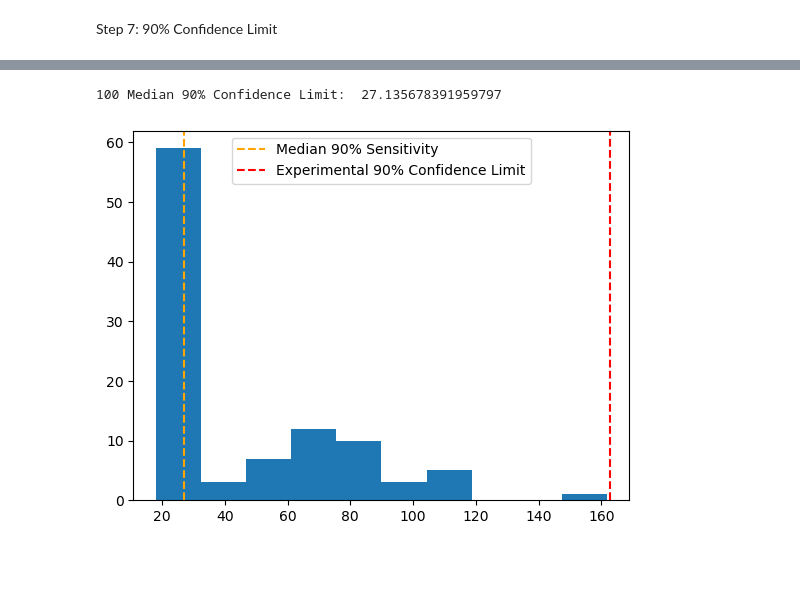
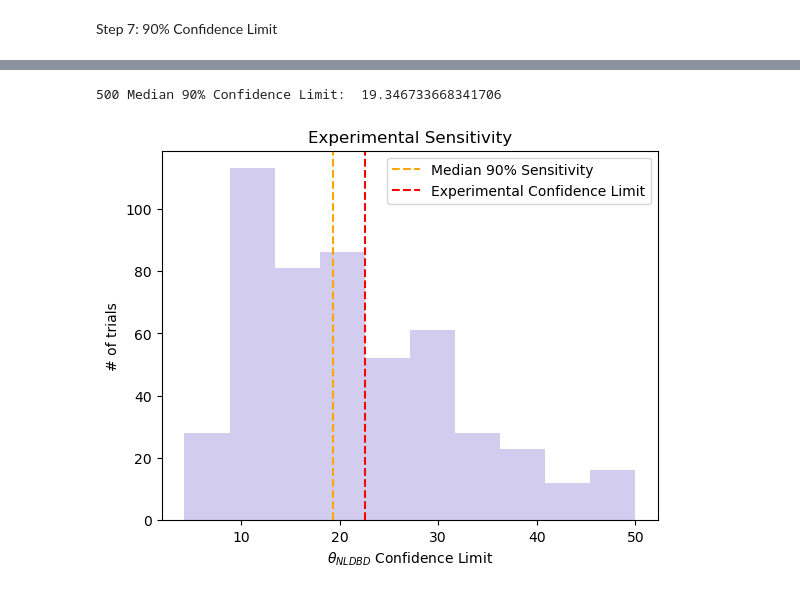
Before and after one commit to Brainz22/DSC291, a Jupyter notebook: finalProject_nb.ipynb, the cells around one changed output, grey strips where cells are left out. Saved outputs shown, nothing was run; the diff lists cells and outputs as text; code cells hidden in the pictures; blank space fills up the shorter version.

```diff
--- a/finalProject_nb.ipynb
+++ b/finalProject_nb.ipynb
@@ -489,7 +501,7 @@ print(m)
 # %% [markdown]
 Step 7: 90% Confidence Limit
 # %%
-thetaNLDBD_scan = np.linspace(10, 200, 200)  # Test range of signal strengths
+thetaNLDBD_scan = np.linspace(0, 50, 200)  # Test range of signal strengths
 q_values = []
 
 for theta in thetaNLDBD_scan:
@@ -571,7 +586,7 @@ def chi2_fake(thetaA, thetaB, thetaC, thetaNLDBD):
 
 def find_90_conf_lim():
 
-    m= Minuit(chi2_fake, thetaA=1350, thetaB=770, thetaC=2000, thetaNLDBD=50)
+    m= Minuit(chi2_fake, thetaA=1350, thetaB=770, thetaC=1000, thetaNLDBD=50)
     m.limits = [(0, None)]*4
     m.migrad()
     # minuit.simplex()
@@ -583,11 +598,11 @@ def find_90_conf_lim():
     chi2_min = m.fval
     # print(chi2_min)
 
-    thetaNLDBD_scan = np.linspace(0, 200, 200)  # Test range of signal strengths
+    thetaNLDBD_scan = np.linspace(0, 50, 200)  # Test range of signal strengths
     q_values = []
 
     for theta in thetaNLDBD_scan:
-        m_fixed = Minuit(lambda thetaA, thetaB, thetaC : chi2_fake(thetaA, thetaB, thetaC, theta),thetaA=1, thetaB=1, thetaC=1)
+        m_fixed = Minuit(lambda thetaA, thetaB, thetaC : chi2_fake(thetaA, thetaB, thetaC, theta),thetaA=1350, thetaB=770, thetaC=1000)
         m_fixed.limits = [(0, None)] * 3
         m_fixed.migrad()
         # m_fixed.simplex()
@@ -613,7 +628,7 @@ def run_conf_lim(fake_data):
 
 background = new_fit(bin_centers, best_fit_thetaA, best_fit_thetaB, best_fit_thetaC, 0)
 limits = []
-n_limits = 100
+n_limits = 500
 
 # for j in range(n_limits):
 #     fake_data = np.random.poisson(background)
@@ -628,12 +643,15 @@ for _ in tqdm(range(n_limits), desc="Running"):
 
 print(f"{n_limits} Median 90% Confidence Limit: ", statistics.median(limits))
 # %% [output]
-100 Median 90% Confidence Limit:  27.135678391959797
+500 Median 90% Confidence Limit:  19.346733668341706
 # %%
-plt.hist(limits)
+plt.hist(limits, alpha=.3, color='slateblue')
 plt.axvline(x=statistics.median(limits), color="orange", linestyle="dashed", label="Median 90% Sensitivity")
-plt.axvline(x=closest_rate, color="red", linestyle="dashed", label="Experimental 90% Confidence Limit")
+plt.axvline(x=closest_rate, color="red", linestyle="dashed", label="Experimental Confidence Limit")
+plt.xlabel(r"$\theta_{NLDBD}$ Confidence Limit")
+plt.ylabel("# of trials")
+plt.title("Experimental Sensitivity")
 plt.legend()
 plt.show()
 # %% [output]
-[figure, old version]
+[figure, new version]
```
Also changed, not shown: parts of 10 cells of this notebook.
